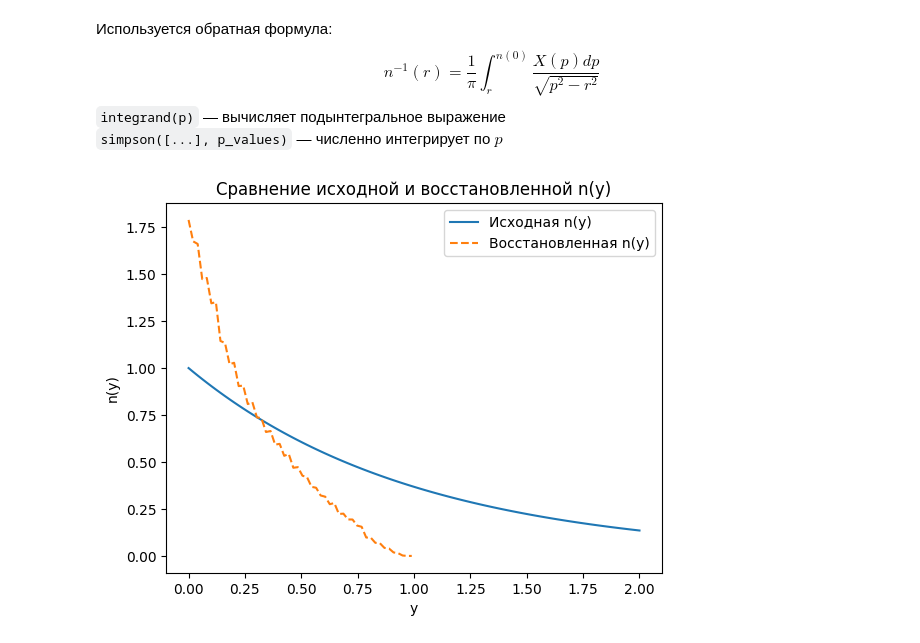
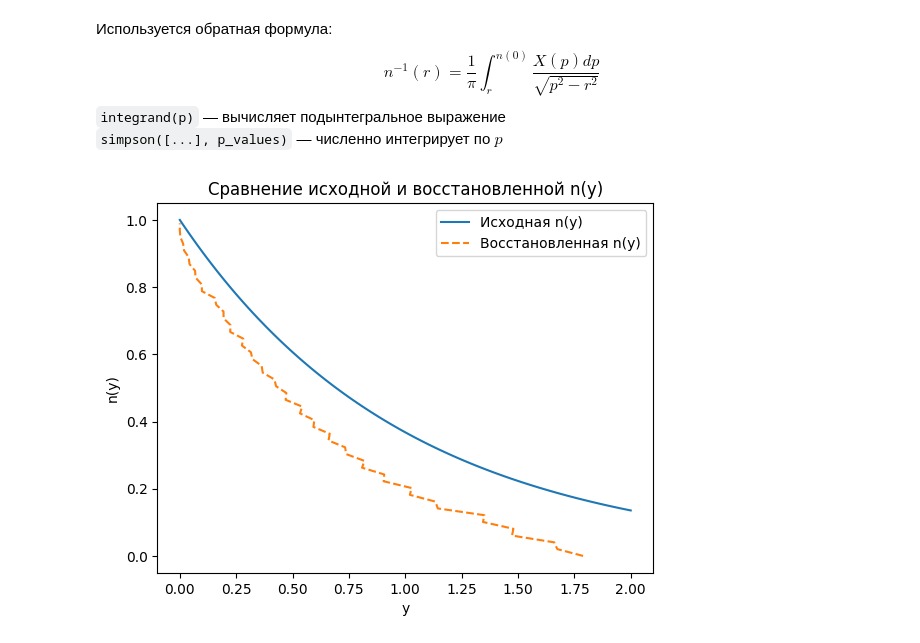
Before and after one commit to TheJuliana/InverseProblems, a Jupyter notebook: lab3/lab3.ipynb, the cells around one changed output. Drawn from its saved outputs; the diff is of its cells as text; code cells hidden in the pictures.

```diff
--- a/lab3/lab3.ipynb
+++ b/lab3/lab3.ipynb
@@ -42,11 +42,11 @@ X_values = np.array([X(p, y_values) for p in p_values])
 n_reconstructed = np.array([inverse_n(r, p_values, X_values) for r in np.linspace(0.1, 1, 50)])
 # %%
 plt.plot(y_values, n(y_values), label='Исходная n(y)')
-plt.plot(y_values[:50], n_reconstructed, label='Восстановленная n(y)', linestyle='dashed')
+plt.plot(n_reconstructed, y_values[:50], label='Восстановленная n(y)', linestyle='dashed')
 plt.legend()
 plt.xlabel('y')
 plt.ylabel('n(y)')
 plt.title('Сравнение исходной и восстановленной n(y)')
 plt.show()
 # %% [output]
-[figure, old version]
+[figure, new version]
```
Also changed, not shown: 4 other files.
